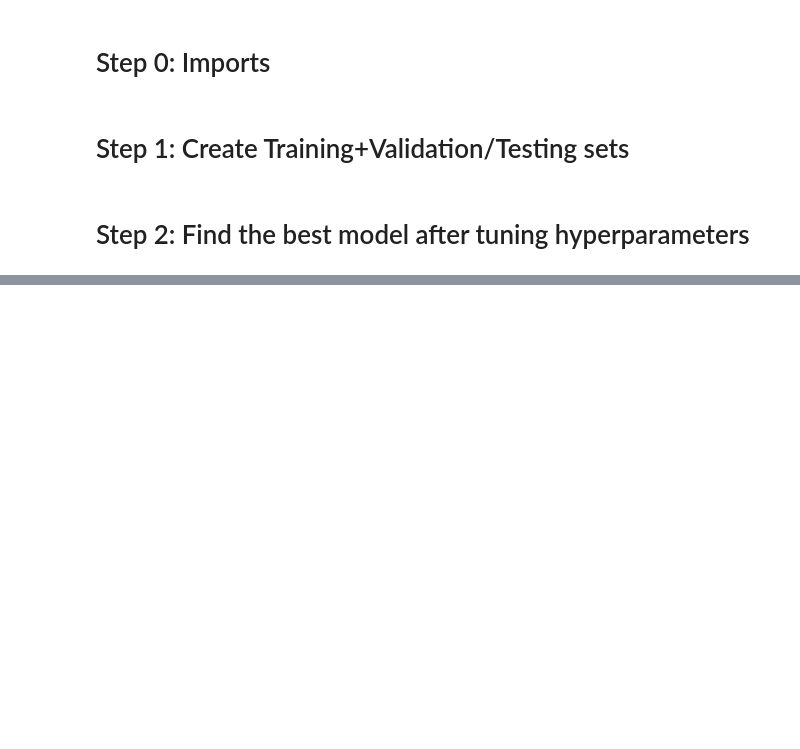
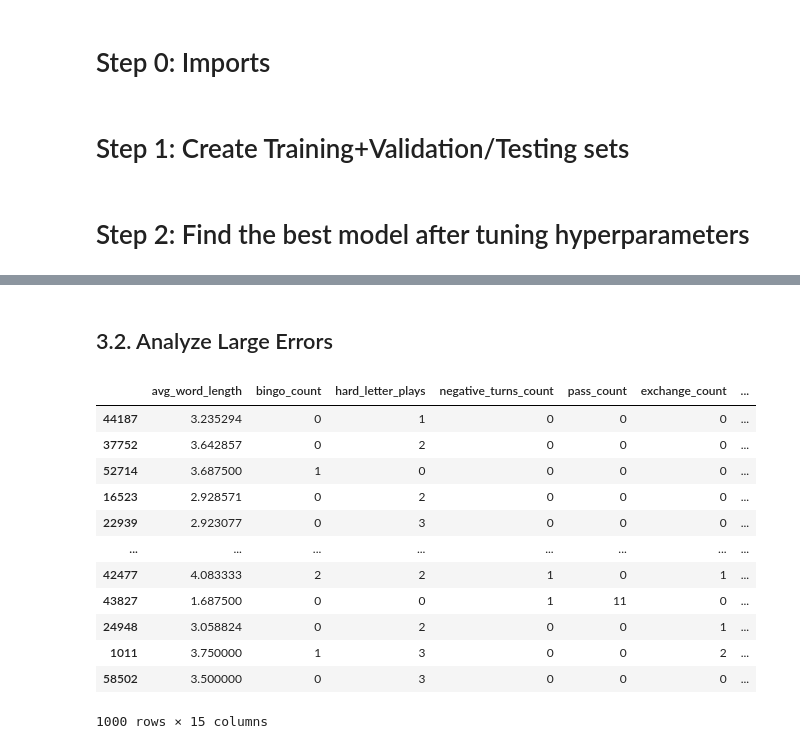
Before and after one commit to OrBenNaim/Scrabble, a Jupyter notebook: jupyter_notebook/Model_and_Pipeline_Development.ipynb, the cells around one changed output, grey strips where cells are left out. Saved outputs shown, nothing was run; the diff lists cells and outputs as text; code cells hidden in the pictures; blank space fills up the shorter version.

```diff
--- a/jupyter_notebook/Model_and_Pipeline_Development.ipynb
+++ b/jupyter_notebook/Model_and_Pipeline_Development.ipynb
@@ -109,0 +137,33 @@ Generalization Gap: 8.461
+# %% [markdown]
+## 3.2. Analyze Large Errors
+# %%
+# View top 30 worst predictions
+error_df_sorted.head(1000)
+
+# Questions to ask:
+
+# What are the biggest errors?
+
+# Are they outliers or common cases?
+
+# Are there patterns among high-error samples?
+
+# What to look for:
+
+# Any unusual or rare combinations of feature values?
+
+# Any data entry errors or inconsistencies?
+# %% [output]
+|  | avg_word_length | bingo_count | hard_letter_plays | negative_turns_count | pass_count | exchange_count | ... |
+| 44187 | 3.235294 | 0 | 1 | 0 | 0 | 0 | ... |
+| 37752 | 3.642857 | 0 | 2 | 0 | 0 | 0 | ... |
+| 52714 | 3.687500 | 1 | 0 | 0 | 0 | 0 | ... |
+| 16523 | 2.928571 | 0 | 2 | 0 | 0 | 0 | ... |
+| 22939 | 2.923077 | 0 | 3 | 0 | 0 | 0 | ... |
+| ... | ... | ... | ... | ... | ... | ... | ... |
+| 42477 | 4.083333 | 2 | 2 | 1 | 0 | 1 | ... |
+| 43827 | 1.687500 | 0 | 0 | 1 | 11 | 0 | ... |
+| 24948 | 3.058824 | 0 | 2 | 0 | 0 | 1 | ... |
+| 1011 | 3.750000 | 1 | 3 | 0 | 0 | 2 | ... |
+| 58502 | 3.500000 | 0 | 3 | 0 | 0 | 0 | ... |
+1000 rows × 15 columns
```
Also changed, not shown: parts of 11 cells of this notebook, 2 other files.
